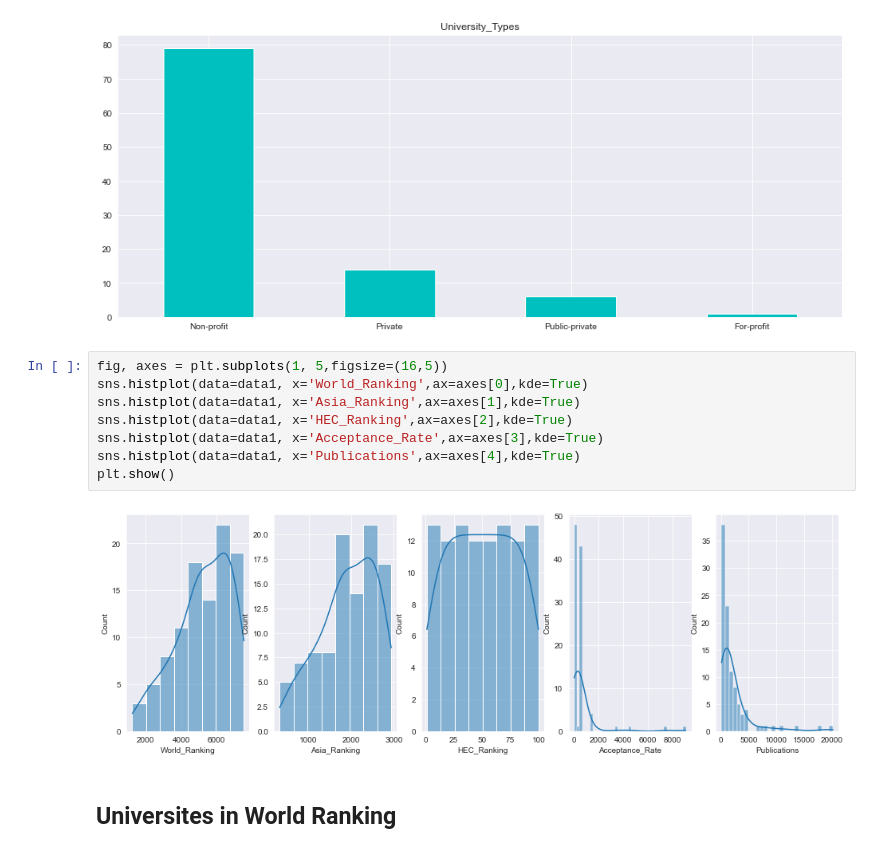
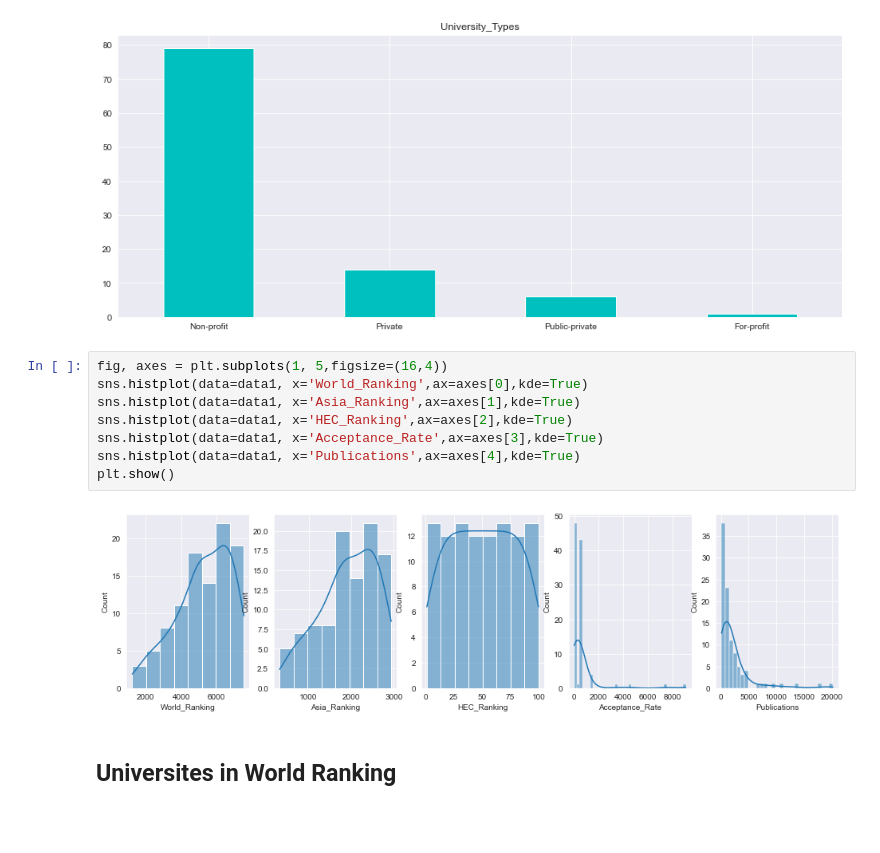
Before and after one commit to fahada8/Data-Analysis, a Jupyter notebook: (EDA) Pakistan Universities Ranking/Pak Universities.ipynb, the cells around one changed output. Cells and saved outputs as stored; diff of their text form; blank space fills up the shorter version.

```diff
--- a/(EDA) Pakistan Universities Ranking/Pak Universities.ipynb
+++ b/(EDA) Pakistan Universities Ranking/Pak Universities.ipynb
@@ -451,16 +451,16 @@ plt.xticks(rotation = 0)
 plt.show()
 # %% [output]
 [figure]
-# %%
-fig, axes = plt.subplots(1, 5,figsize=(16,5))
-sns.histplot(data=data1, x='World_Ranking',ax=axes[0],kde=True)
-sns.histplot(data=data1, x='Asia_Ranking',ax=axes[1],kde=True)
-sns.histplot(data=data1, x='HEC_Ranking',ax=axes[2],kde=True)
-sns.histplot(data=data1, x='Acceptance_Rate',ax=axes[3],kde=True)
-sns.histplot(data=data1, x='Publications',ax=axes[4],kde=True)
-plt.show()
-# %% [output]
-[figure, removed]
+# %%
+fig, axes = plt.subplots(1, 5,figsize=(16,4))
+sns.histplot(data=data1, x='World_Ranking',ax=axes[0],kde=True)
+sns.histplot(data=data1, x='Asia_Ranking',ax=axes[1],kde=True)
+sns.histplot(data=data1, x='HEC_Ranking',ax=axes[2],kde=True)
+sns.histplot(data=data1, x='Acceptance_Rate',ax=axes[3],kde=True)
+sns.histplot(data=data1, x='Publications',ax=axes[4],kde=True)
+plt.show()
+# %% [output]
+[figure, added]
 # %% [markdown]
 ## Universites in World Ranking
 # %%
```
Also changed, not shown: parts of 34 cells of this notebook.
